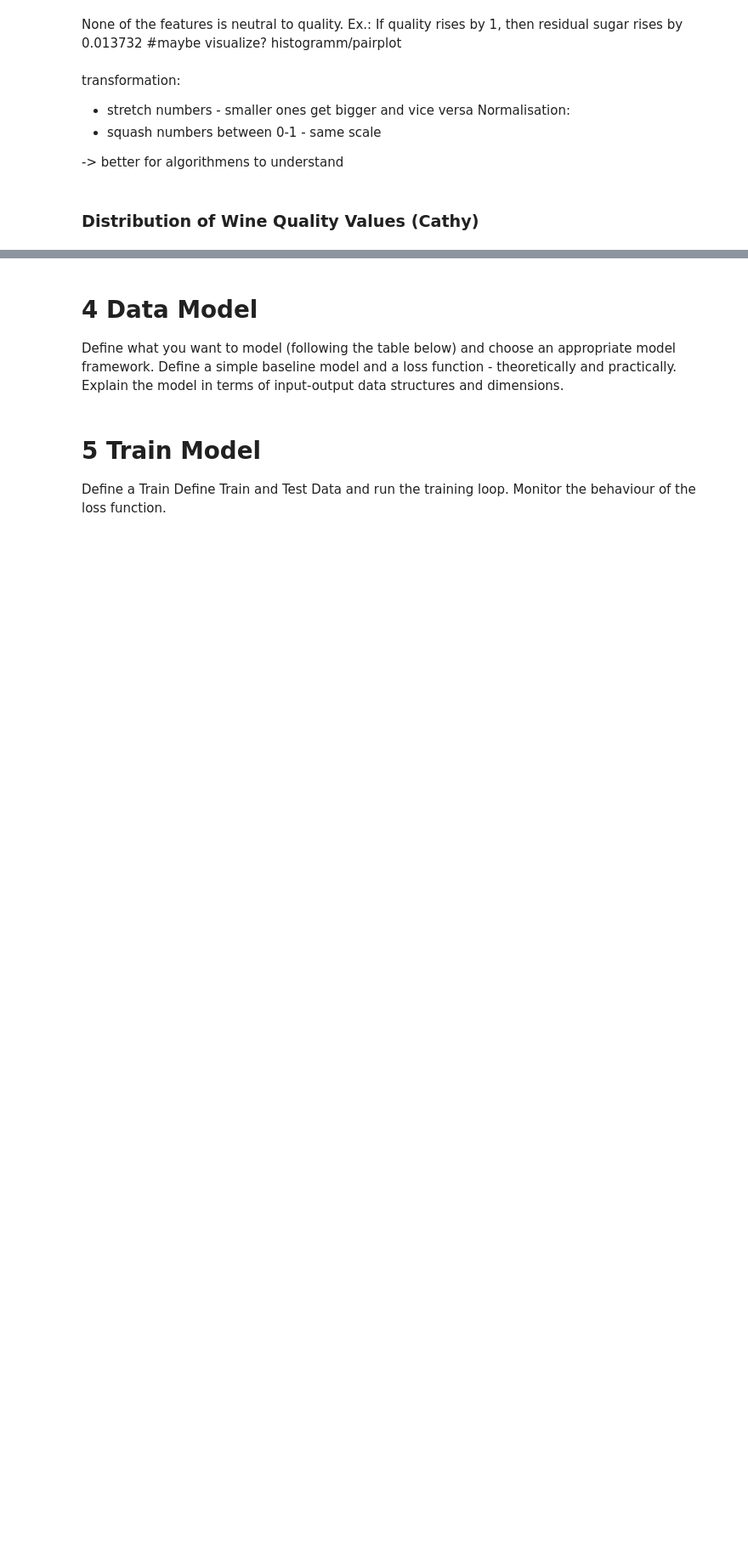
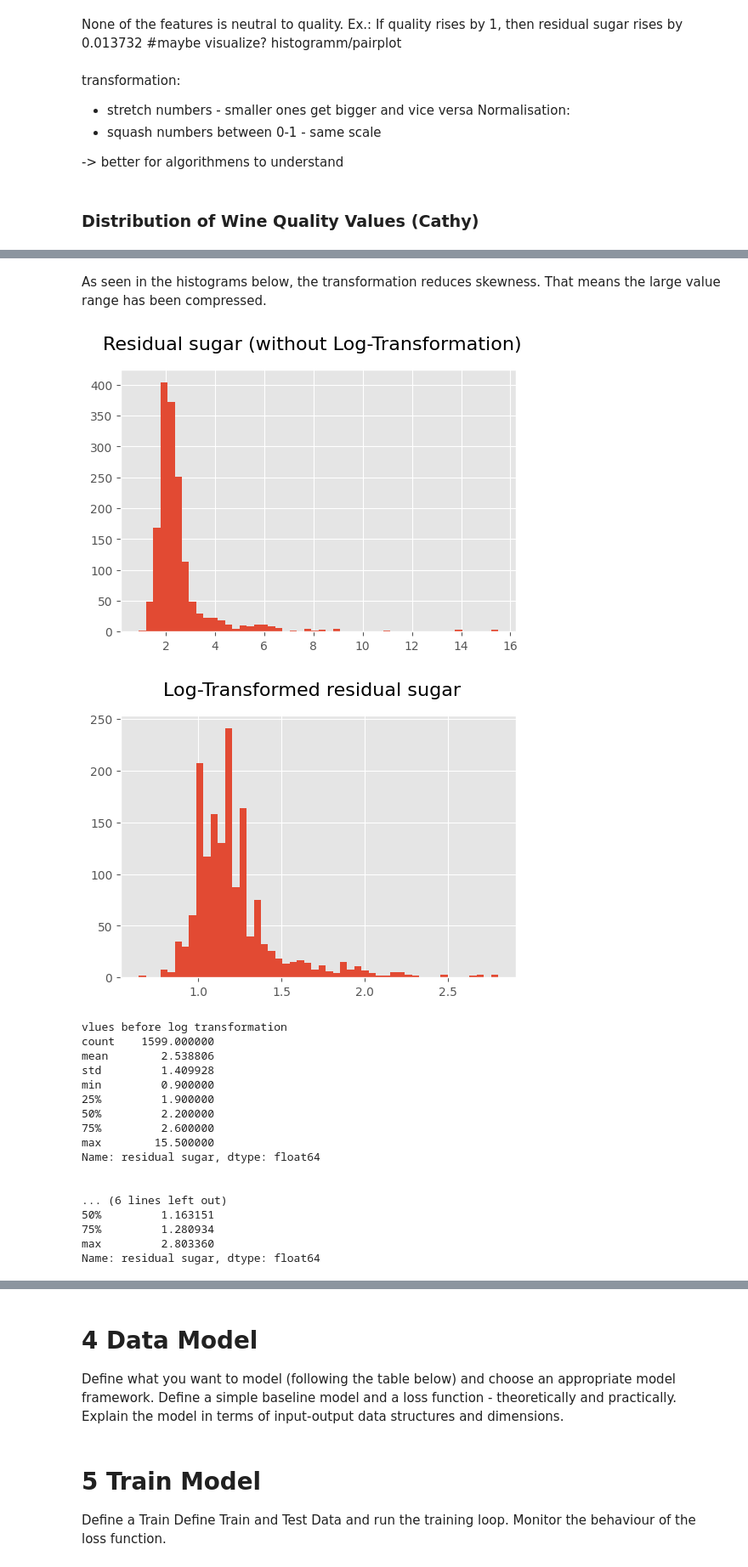
Before and after one commit to McRicecorn/NeuronaleNetze_WineQuality, a Jupyter notebook: Project1_Wine.ipynb, the cells around one changed output, grey strips where cells are left out. Shown at 85% size. Drawn from its saved outputs; the diff is of its cells as text; code cells hidden in the pictures; blank space fills up the shorter version.

```diff
--- a/Project1_Wine.ipynb
+++ b/Project1_Wine.ipynb
@@ -249,0 +237,44 @@ plt.style.available
+# %% [markdown]
+As seen in the histograms below, the transformation reduces skewness. That means the large value range has been compressed.
+# %%
+#Kopie damit Original nicht manipuliert wird
+showcase_df = df.copy()
+
+df["residual sugar"].hist(figsize=(6,4), bins=50)
+plt.suptitle("Residual sugar (without Log-Transformation)", fontsize=16)
+plt.show()
+
+
+showcase_df['residual sugar'] = np.log1p(showcase_df['residual sugar'])
+showcase_df["residual sugar"].hist(figsize=(6,4),bins=50)
+plt.suptitle("Log-Transformed residual sugar", fontsize=16)
+plt.show()
+
+print("vlues before log transformation")
+print(df["residual sugar"].describe())
+print("\n")
+print("values after log transformation")
+print(showcase_df["residual sugar"].describe())
+#log transformation to reduce skewness of residual sugar
+#makes it more evenly distributed
+#more beautiful
+# %% [output]
+[figure, new version]
+[figure, added]
+vlues before log transformation
+count    1599.000000
+mean        2.538806
+std         1.409928
+min         0.900000
+25%         1.900000
+50%         2.200000
+75%         2.600000
+max        15.500000
+Name: residual sugar, dtype: float64
+
+
+... (6 lines left out)
+50%         1.163151
+75%         1.280934
+max         2.803360
+Name: residual sugar, dtype: float64
```
Also changed, not shown: parts of 12 cells of this notebook.
